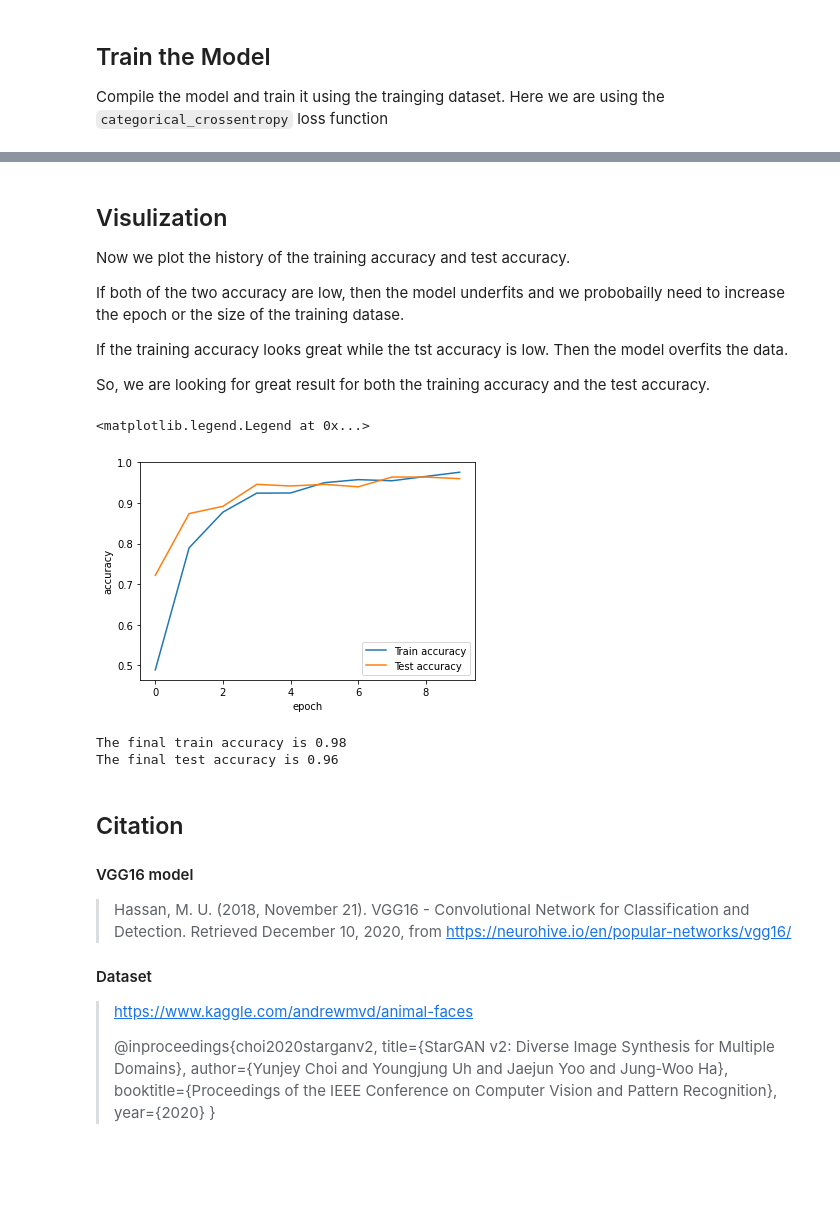
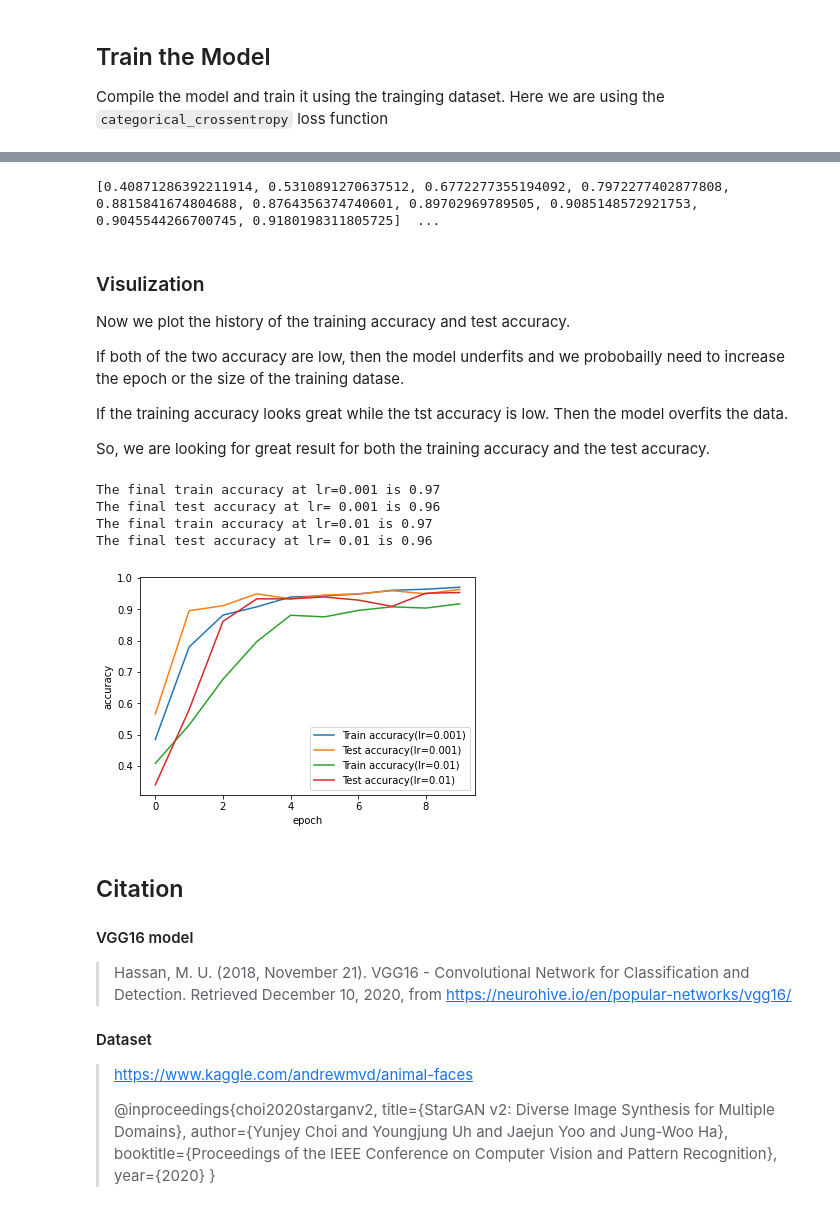
Before and after one commit to yuehanui/pre_trained_CNN_transer_learning, a Jupyter notebook: notebook.ipynb, the cells around one changed output, grey strips where cells are left out. Saved outputs shown, nothing was run; the diff lists cells and outputs as text; code cells hidden in the pictures; blank space fills up the shorter version.

```diff
--- a/notebook.ipynb
+++ b/notebook.ipynb
@@ -231,0 +240,14 @@ Epoch 10/10
+# %%
+opt2 = optimizers.Adam(lr=0.01)
+model.compile(optimizer=opt2, loss="categorical_crossentropy",metrics=['accuracy'])
+
+# Number of epochs
+nepochs = 10
+
+# Call the fit_generator function
+hist2 = model.fit_generator(
+    train_generator,
+    steps_per_epoch=train_generator.n // BATCH_SIZE,
+    epochs=nepochs,
+    validation_data=test_generator,
+    validation_steps=test_generator.n // BATCH_SIZE)
@@ -232,5 +275,11 @@ Epoch 10/10
+# %%
+acc_train2 = hist2.history['accuracy']
+acc_test2 = hist2.history['val_accuracy']
+print(acc_train2,acc_test2)
+# %% [output]
+[0.40871286392211914, 0.5310891270637512, 0.6772277355194092, 0.7972277402877808, 0.8815841674804688, 0.8764356374740601, 0.89702969789505, 0.9085148572921753, 0.9045544266700745, 0.9180198311805725]  ...
 # %% [markdown]
-## Visulization
+### Visulization
 Now we plot the history of the training accuracy and test accuracy.
 
 If both of the two accuracy are low, then the model underfits and we probobailly need to increase the epoch or the size of the training datase.
@@ -238,29 +287,30 @@ If both of the two accuracy are low, then the model underfits and we probobailly
 If the training accuracy looks great while the tst accuracy is low. Then the model overfits the data.
 
 So, we are looking for great result for both the training accuracy and the test accuracy.
-# %%
-acc_train = hist.history['accuracy']
-acc_test = hist.history['val_accuracy']
-
-
-# plot the training accuracy
-plt.plot(np.arange(0,nepochs),acc_train)
-
-# plot the testing accuracy
-plt.plot(np.arange(0,nepochs),acc_test)
-
-plt.xlabel('epoch')
-plt.ylabel('accuracy')
-plt.legend(['Train accuracy','Test accuracy'])
-# %% [output]
-<matplotlib.legend.Legend at 0x...>
-[figure, removed]
-# %%
-print(f"The final train accuracy is %.2f" % acc_train[-1])
-print(f"The final test accuracy is %.2f" % acc_test[-1])
-# %% [output]
-The final train accuracy is 0.98
-The final test accuracy is 0.96
+# %%
+# plot the training accuracy
+plt.plot(np.arange(0,nepochs),acc_train)
+# plot the testing accuracy
+plt.plot(np.arange(0,nepochs),acc_test)
+# plot the training accuracy
+plt.plot(np.arange(0,nepochs),acc_train2)
+# plot the testing accuracy
+plt.plot(np.arange(0,nepochs),acc_test2)
+
+plt.xlabel('epoch')
+plt.ylabel('accuracy')
+plt.legend(['Train accuracy(lr=0.001)','Test accuracy(lr=0.001)','Train accuracy(lr=0.01)','Test accuracy(lr=0.01)'])
+
+print(f"The final train accuracy at lr=0.001 is %.2f" % acc_train[-1])
+print(f"The final test accuracy at lr= 0.001 is %.2f" % acc_test[-1])
+print(f"The final train accuracy at lr=0.01 is %.2f" % acc_train[-1])
+print(f"The final test accuracy at lr= 0.01 is %.2f" % acc_test[-1])
+# %% [output]
+The final train accuracy at lr=0.001 is 0.97
+The final test accuracy at lr= 0.001 is 0.96
+The final train accuracy at lr=0.01 is 0.97
+The final test accuracy at lr= 0.01 is 0.96
+[figure, added]
 # %% [markdown]
 ## Citation
 
```
Also changed, not shown: parts of 6 cells of this notebook, 1 other file.
